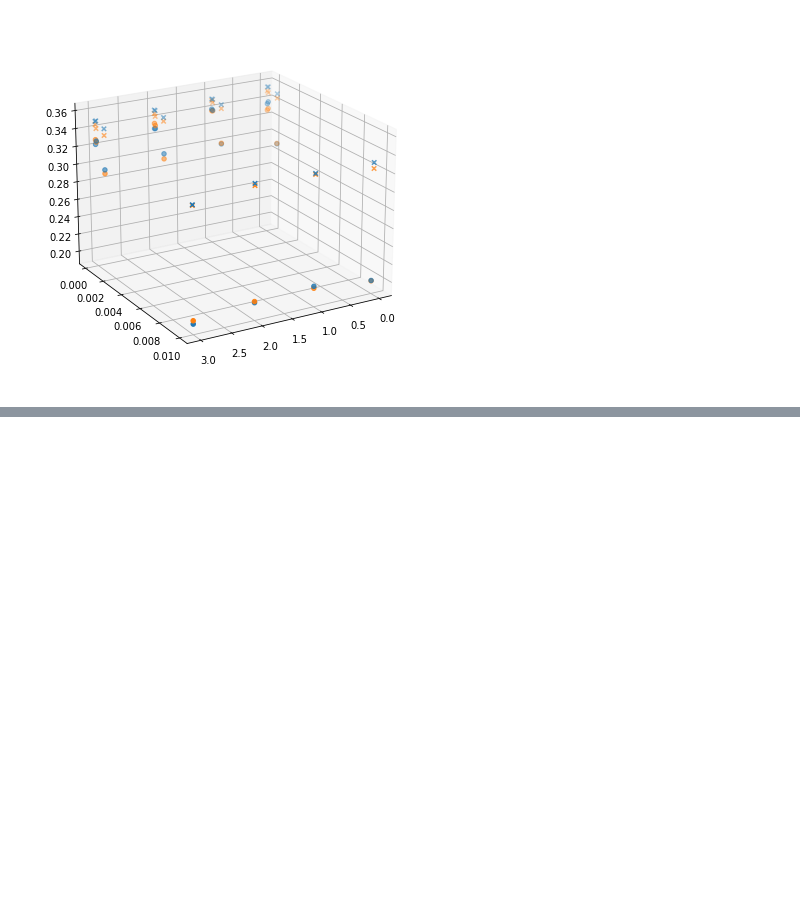
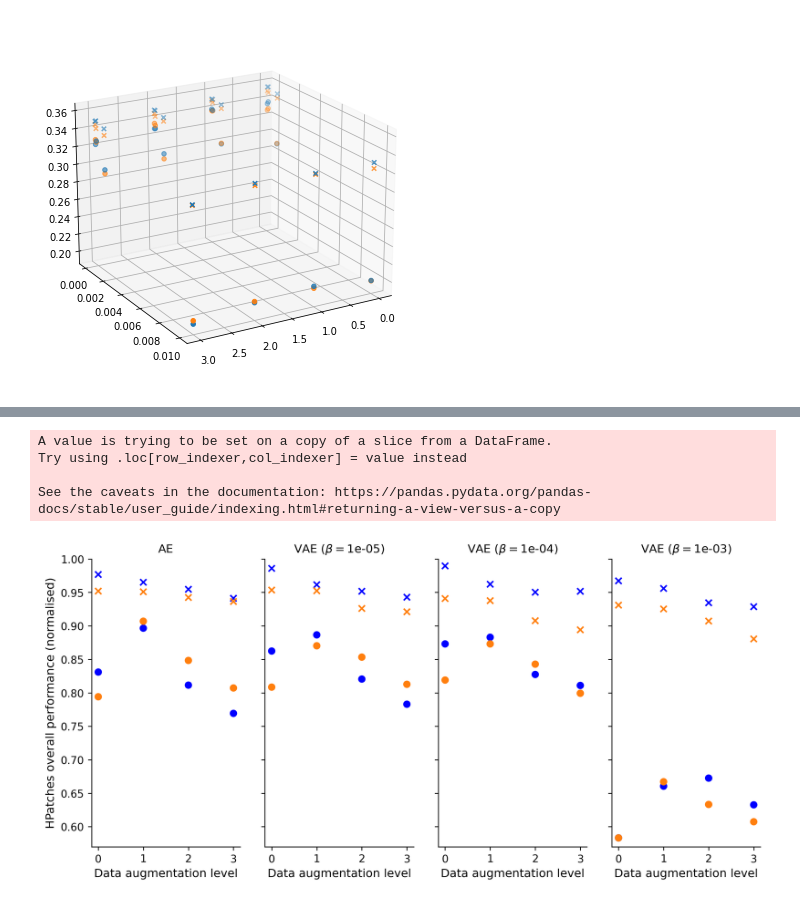
Before and after one commit to nimpy/sundry_segments, a Jupyter notebook: Playing_with_1Sweep2RuleEmALL_data.ipynb, the cells around one changed output, grey strips where cells are left out. Cells and saved outputs as stored; diff of their text form; code cells hidden in the pictures; blank space fills up the shorter version.

Commit message:
Continue exploring different visualisations of results from 1Sweep2RuleEmALL.csv

```diff
--- a/Playing_with_1Sweep2RuleEmALL_data.ipynb
+++ b/Playing_with_1Sweep2RuleEmALL_data.ipynb
@@ -400,3 +287,12 @@ Try using .loc[row_indexer,col_indexer] = value instead
 
 See the caveats in the documentation: https://pandas.pydata.org/pandas-docs/stable/user_guide/indexing.html#returning-a-view-versus-a-copy
 [figure]
+# %%
+sweep_df = pd.read_csv(os.path.join('/home/niaki/Downloads/1Sweep2RuleEmALL_norm.csv'))
+new_columns = sweep_df.columns.values
+print(new_columns)
+for i, column in enumerate(new_columns):
+    new_column = column.replace('.', '_')
+    new_columns[i] = new_column
+print(new_columns)
+sweep_df.columns = new_columns
@@ -402,0 +317,53 @@ See the caveats in the documentation: https://pandas.pydata.org/pandas-docs/stab
+# %%
+sweep_ae_df = sweep_df.loc[sweep_df['vae_beta_norm'] == 0.0]
+sweep_vaem5_df = sweep_df.loc[sweep_df['vae_beta_norm'] == 0.00001]
+sweep_vaem4_df = sweep_df.loc[sweep_df['vae_beta_norm'] == 0.0001]
+sweep_vaem3_df = sweep_df.loc[sweep_df['vae_beta_norm'] == 0.001]
+sweep_vaem2_df = sweep_df.loc[sweep_df['vae_beta_norm'] == 0.01]
+# %%
+def dfScatter(df, ax, vae_beta_norm, first=False, xcol='data_augm_level', ycol='hpatches_norm_mean', yaxis_min=0.0, yaxis_max=0.0, colourcol='activation_fn'):
+    fontsize = 11
+    hfont = {'fontname':'serif'}  # usage **hfont
+    colour_categories = np.unique(df[colourcol])
+    colors = ['#ff7f0e', 'b']
+    colordict = dict(zip(colour_categories, colors))
+
+    df["Color"] = df[colourcol].apply(lambda x: colordict[x])
+
+    dfmsssim = df.loc[df['loss_fn'] == 'msssim']
+    dfbce = df.loc[df['loss_fn'] == 'bce']
+    ax.scatter(dfmsssim[xcol], dfmsssim[ycol], c=dfmsssim.Color, marker='x')
+    ax.scatter(dfbce[xcol], dfbce[ycol], c=dfbce.Color, marker='o')
+#     ax.set_ylim([0.285, 0.365])
+    ax.set_ylim([yaxis_min, yaxis_max])
+    ax.set_xlabel('Data augmentation level', fontsize=fontsize)
+    ax.spines["top"].set_visible(False)
+    ax.spines["right"].set_visible(False)
+    if not first:
+        ax.get_yaxis().set_ticklabels([])
+        ax.set_title(r'VAE ($\beta = $' + "{:.0e})".format(vae_beta_norm), fontsize=fontsize)
+    else:
+        ax.set_ylabel('HPatches overall performance (normalised)', fontsize=fontsize)
+        ax.set_title('AE', fontsize=fontsize)
+
+    return ax
+
+
+fig, ax = plt.subplots(nrows=1, ncols=4, figsize=(10,5))
+fig.set_dpi(250)
+yaxis_min, yaxis_max = 0.57, 1.0
+ax[0] = dfScatter(sweep_ae_df, ax[0], vae_beta_norm=0, first=True, yaxis_min=yaxis_min, yaxis_max=yaxis_max)
+ax[1] = dfScatter(sweep_vaem5_df, ax[1], vae_beta_norm=0.00001, yaxis_min=yaxis_min, yaxis_max=yaxis_max)
+ax[2] = dfScatter(sweep_vaem4_df, ax[2], vae_beta_norm=0.0001, yaxis_min=yaxis_min, yaxis_max=yaxis_max)
+ax[3] = dfScatter(sweep_vaem3_df, ax[3], vae_beta_norm=0.001, yaxis_min=yaxis_min, yaxis_max=yaxis_max)
+# ax[4] = dfScatter(sweep_vaem2_df, ax[4], vae_beta_norm=0.01, yaxis_min=yaxis_min, yaxis_max=yaxis_max)
+
+fig.tight_layout(pad=2)
+fig.savefig('/home/niaki/Downloads/1Sweep2RuleEmALL_fig_hpatches_norm.pdf')
+plt.show()
+# %% [output]
+A value is trying to be set on a copy of a slice from a DataFrame.
+Try using .loc[row_indexer,col_indexer] = value instead
+
+See the caveats in the documentation: https://pandas.pydata.org/pandas-docs/stable/user_guide/indexing.html#returning-a-view-versus-a-copy
+[figure, added]
```
Also changed, not shown: parts of 15 cells of this notebook.
